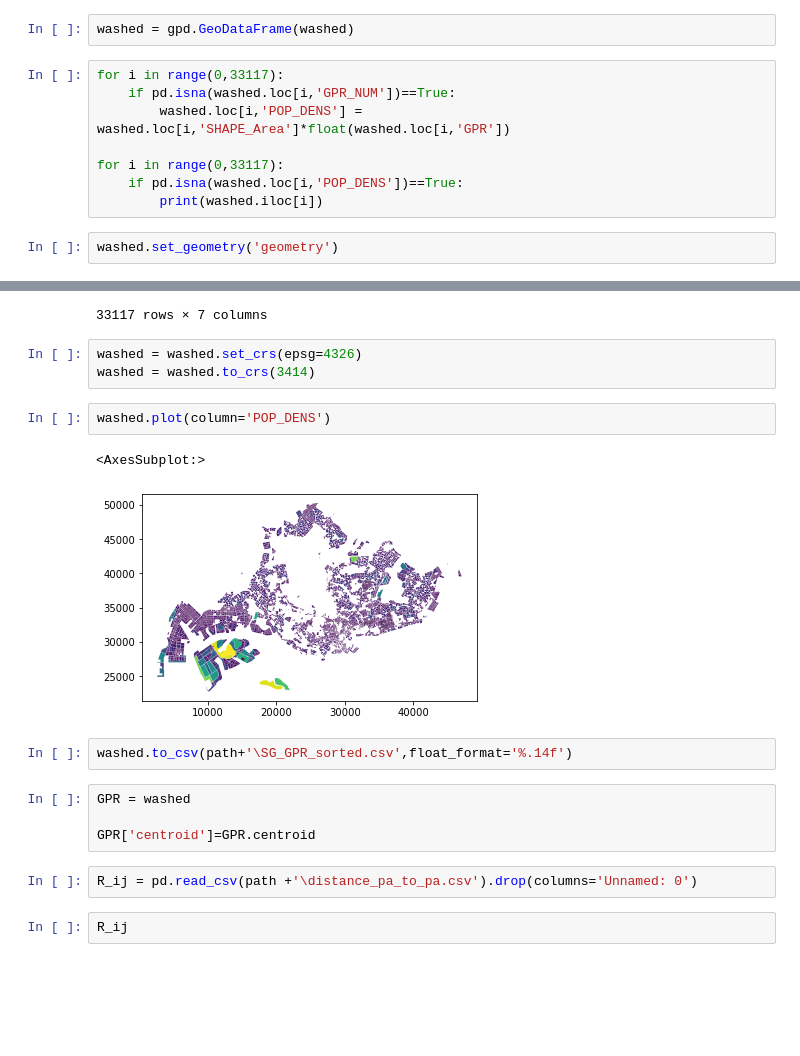
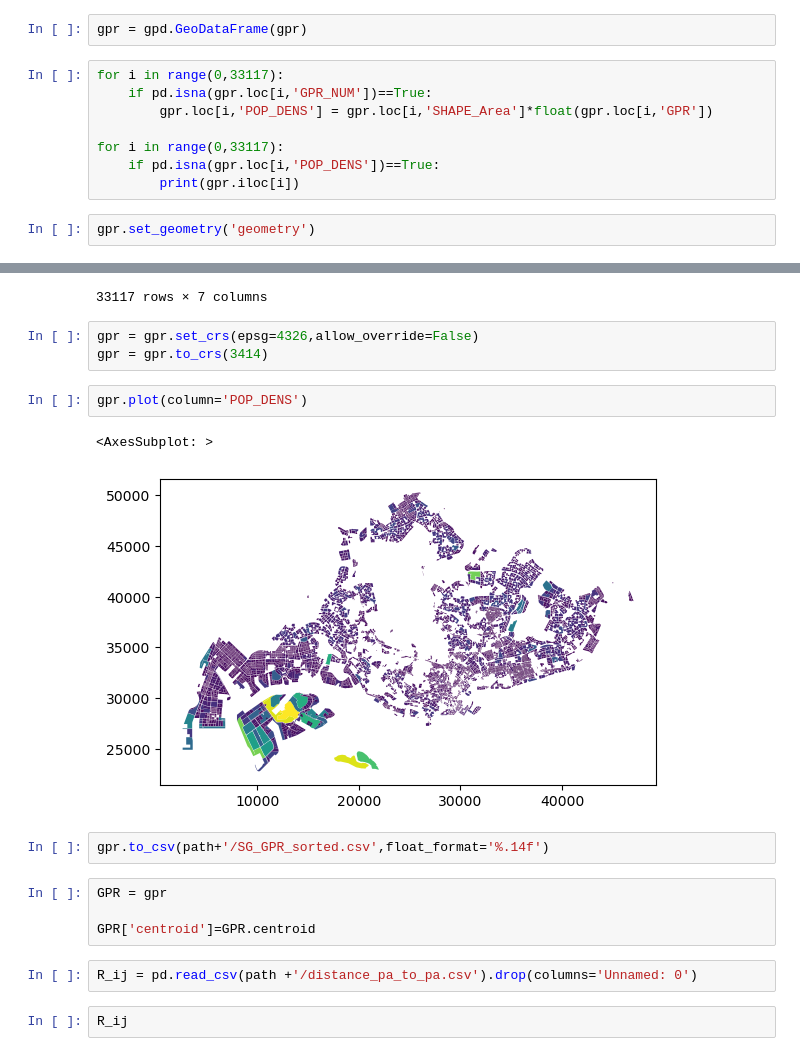
Before and after one commit to Pawpaw497/MPT-project, a Jupyter notebook: SG_GPR.ipynb, the cells around one changed output, grey strips where cells are left out. Drawn from its saved outputs; the diff is of its cells as text; blank space fills up the shorter version.

```diff
--- a/SG_GPR.ipynb
+++ b/SG_GPR.ipynb
@@ -190,15 +172,15 @@ washed = washed.rename(columns={'ply':'geometry'})
 # %%
-washed = gpd.GeoDataFrame(washed)
+gpr = gpd.GeoDataFrame(gpr)
 # %%
 for i in range(0,33117):
-    if pd.isna(washed.loc[i,'GPR_NUM'])==True:
-        washed.loc[i,'POP_DENS'] = washed.loc[i,'SHAPE_Area']*float(washed.loc[i,'GPR'])
+    if pd.isna(gpr.loc[i,'GPR_NUM'])==True:
+        gpr.loc[i,'POP_DENS'] = gpr.loc[i,'SHAPE_Area']*float(gpr.loc[i,'GPR'])
 
 for i in range(0,33117):
-    if pd.isna(washed.loc[i,'POP_DENS'])==True:
-        print(washed.iloc[i])
+    if pd.isna(gpr.loc[i,'POP_DENS'])==True:
+        print(gpr.iloc[i])
 # %%
-washed.set_geometry('geometry')
+gpr.set_geometry('geometry')
 # %% [output]
 |  | GPR | GPR_NUM | PLN_AREA_N | SUBZONE_N | SHAPE_Area | POP_DENS | geometry |
 | 0 | 1.0 | 1.0 | TUAS | TUAS VIEW EXTENSION | 735026.472606 | 735026.472606 | POLYGON ((103.61414 1.25295, 103.... |
@@ -214,21 +196,21 @@ washed.set_geometry('geometry')
 | 33116 | 1.4 | 1.4 | MARINE PARADE | KATONG | 133.298841 | 186.618378 | POLYGON ((103.90499 1.31175, 103.... |
 33117 rows × 7 columns
 # %%
-washed = washed.set_crs(epsg=4326)
-washed = washed.to_crs(3414)
+gpr = gpr.set_crs(epsg=4326,allow_override=False)
+gpr = gpr.to_crs(3414)
 # %%
-washed.plot(column='POP_DENS')
+gpr.plot(column='POP_DENS')
 # %% [output]
-<AxesSubplot:>
+<AxesSubplot: >
-[figure, old version]
+[figure, new version]
 # %%
-washed.to_csv(path+'\SG_GPR_sorted.csv',float_format='%.14f')
+gpr.to_csv(path+'/SG_GPR_sorted.csv',float_format='%.14f')
 # %%
-GPR = washed
+GPR = gpr
 
 GPR['centroid']=GPR.centroid
 # %%
-R_ij = pd.read_csv(path +'\distance_pa_to_pa.csv').drop(columns='Unnamed: 0')
+R_ij = pd.read_csv(path +'/distance_pa_to_pa.csv').drop(columns='Unnamed: 0')
 # %%
 R_ij
 # %% [output]
```
Also changed, not shown: parts of 53 cells of this notebook, 5 other files.
